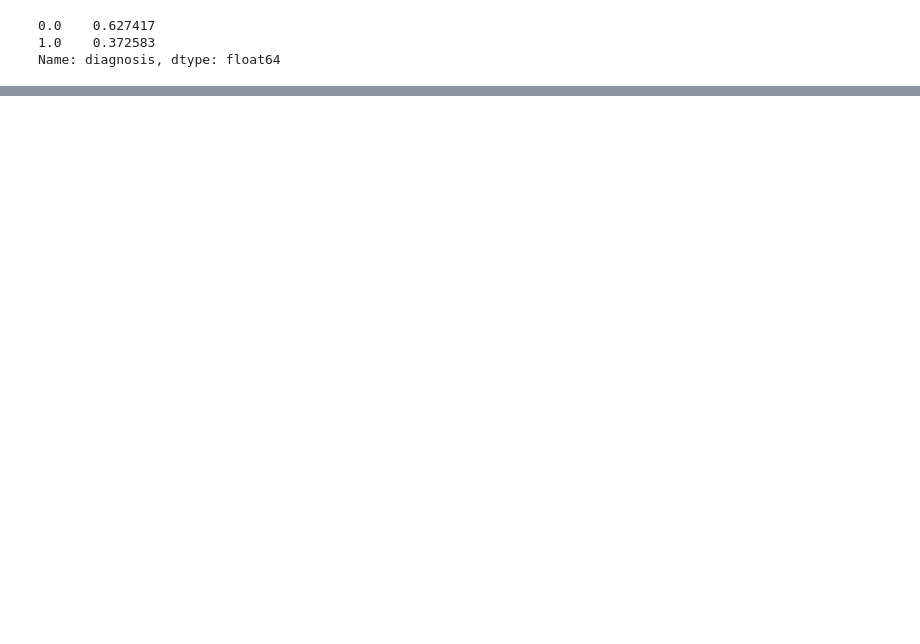
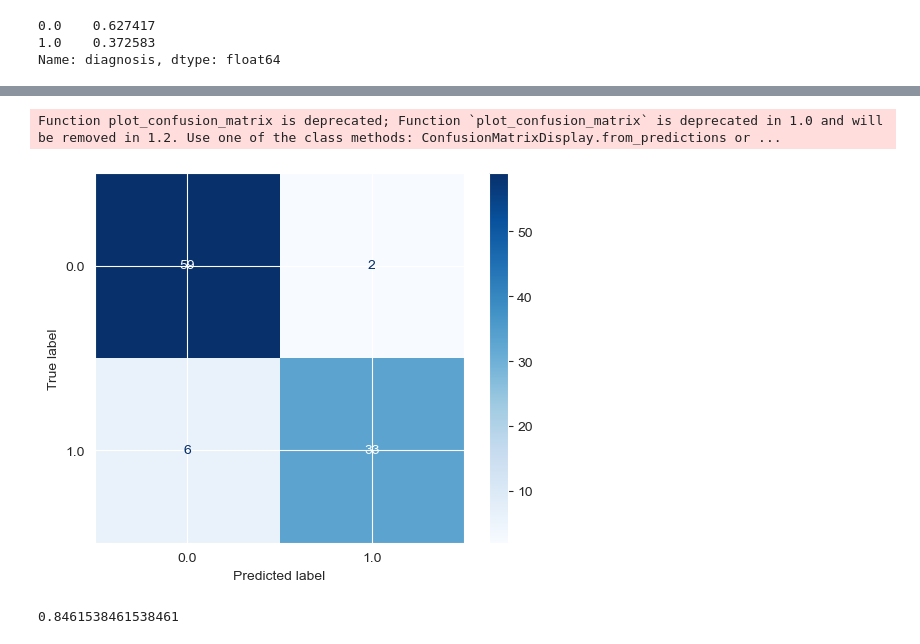
Before and after one commit to niconomist98/BreastCancerClassml, a Jupyter notebook: models/modelo2.ipynb, the cells around one changed output, grey strips where cells are left out. Saved outputs shown, nothing was run; the diff lists cells and outputs as text; code cells hidden in the pictures; blank space fills up the shorter version.

```diff
--- a/models/modelo2.ipynb
+++ b/models/modelo2.ipynb
@@ -203,0 +205,2 @@ grid_search.best_params_
+# %%
+NB_best = grid_search.best_estimator_
@@ -203,0 +211,3 @@ grid_search.best_params_
+# %%
+NB_best.fit(X_train_imputed,y_train)
+y_pred = NB_best.predict(X_val_imputed)
@@ -203,0 +225,11 @@ grid_search.best_params_
+# %%
+plot_confusion_matrix(NB_best, X_val_imputed, y_val,cmap=plt.cm.Blues);
+# %% [output]
+Function plot_confusion_matrix is deprecated; Function `plot_confusion_matrix` is deprecated in 1.0 and will be removed in 1.2. Use one of the class methods: ConfusionMatrixDisplay.from_predictions or ...
+[figure, added]
+# %%
+tn, fp, fn, tp = confusion_matrix(y_val, y_pred).ravel()
+sensitivity = tp / (tp+fn)
+sensitivity
+# %% [output]
+0.8461538461538461
```
Also changed, not shown: parts of 27 cells of this notebook.
